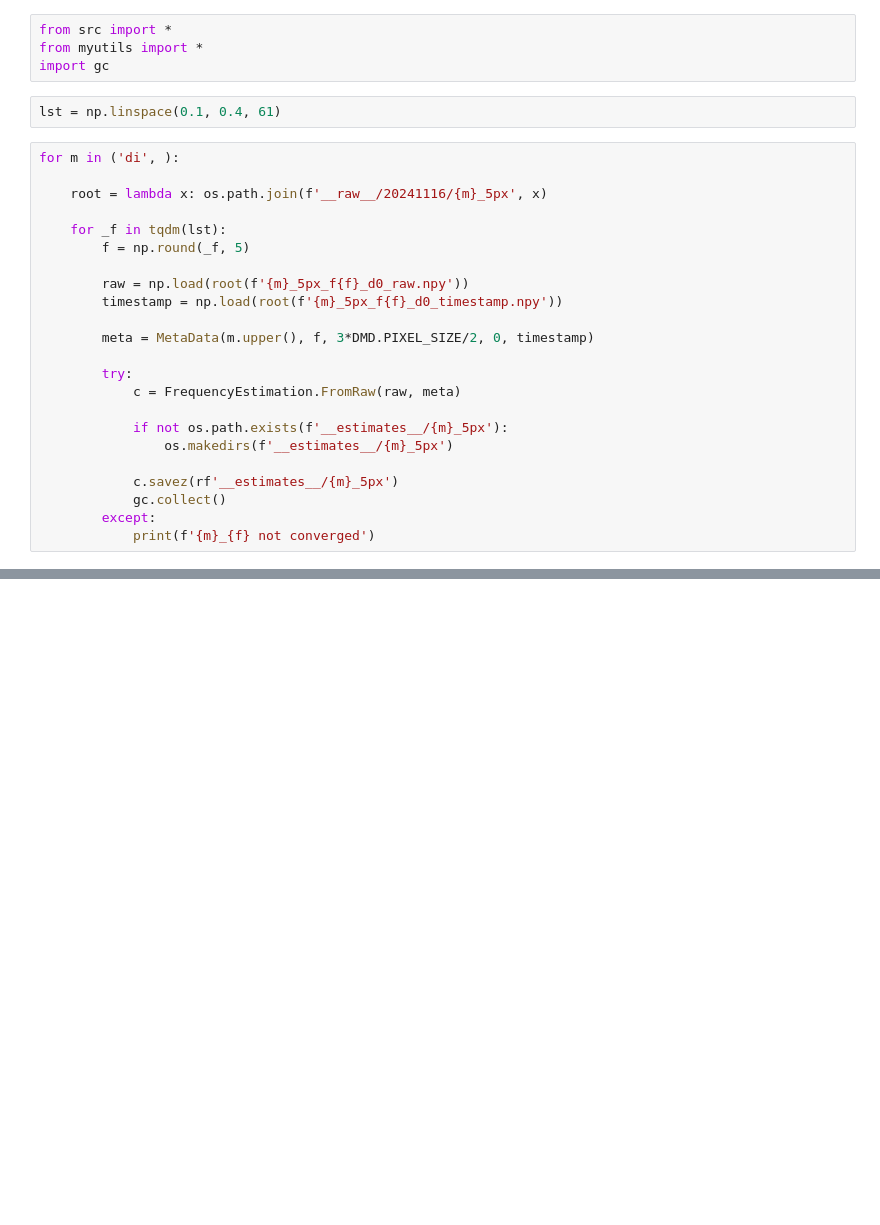
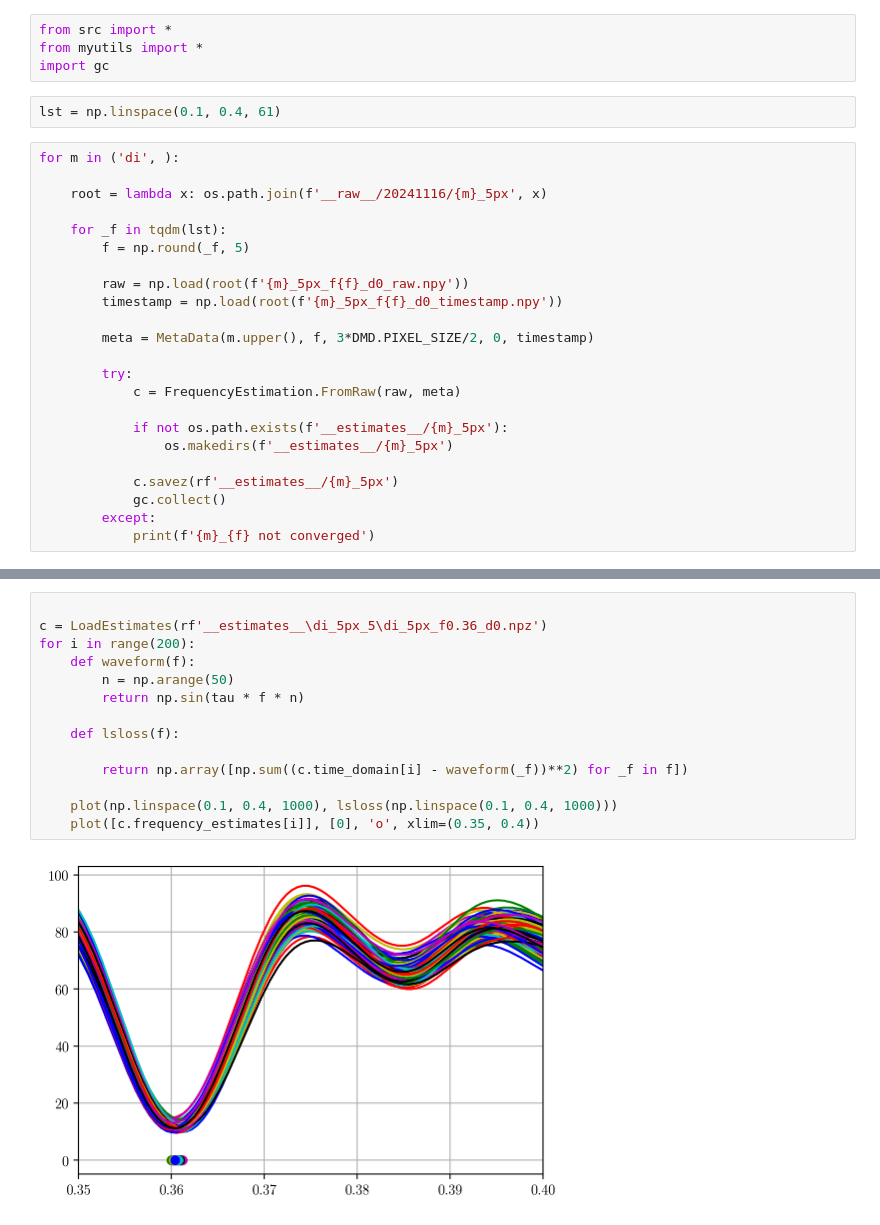
Before and after one commit to huchaoning/freqest-draft, a Jupyter notebook: raw2est.ipynb, the cells around one changed output, grey strips where cells are left out. Drawn from its saved outputs; the diff is of its cells as text; blank space fills up the shorter version.

```diff
--- a/raw2est.ipynb
+++ b/raw2est.ipynb
@@ -29,0 +74,16 @@ for m in ('di', ):
+# %%
+
+c = LoadEstimates(rf'__estimates__\di_5px_5\di_5px_f0.36_d0.npz')
+for i in range(200):
+    def waveform(f):
+        n = np.arange(50)
+        return np.sin(tau * f * n)
+
+    def lsloss(f):
+
+        return np.array([np.sum((c.time_domain[i] - waveform(_f))**2) for _f in f])
+
+    plot(np.linspace(0.1, 0.4, 1000), lsloss(np.linspace(0.1, 0.4, 1000)))
+    plot([c.frequency_estimates[i]], [0], 'o', xlim=(0.35, 0.4))
+# %% [output]
+[figure, added]
```
Also changed, not shown: parts of 8 cells of this notebook, 2 other files.
